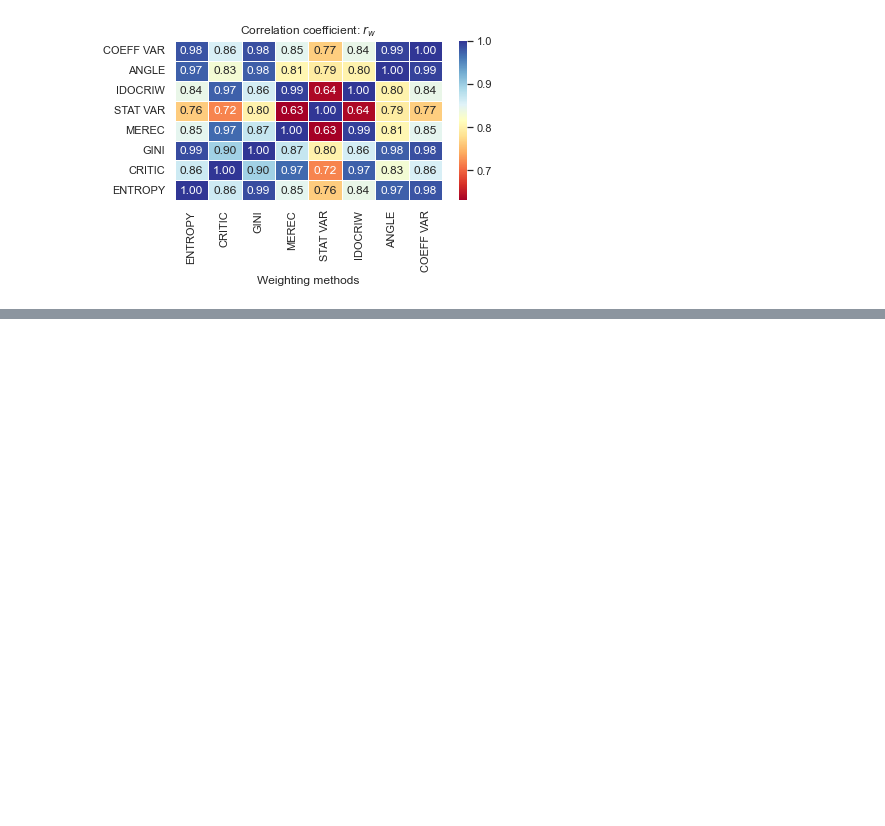
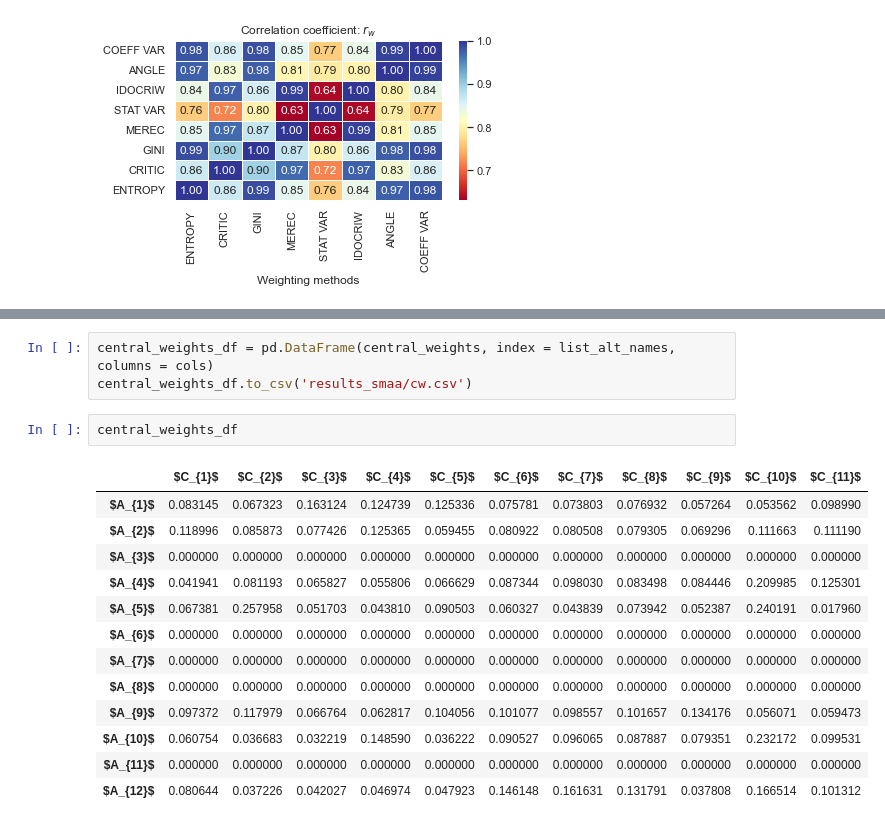
Before and after one commit to energyinpython/objective-weighting, a Jupyter notebook: docs/example.ipynb, the cells around one changed output, grey strips where cells are left out. Cells and saved outputs as stored; diff of their text form; blank space fills up the shorter version.

```diff
--- a/docs/example.ipynb
+++ b/docs/example.ipynb
@@ -422,0 +516,19 @@ draw_heatmap(df_new_heatmap_rw, r'$r_w$')
+# %%
+central_weights_df = pd.DataFrame(central_weights, index = list_alt_names, columns = cols)
+central_weights_df.to_csv('results_smaa/cw.csv')
+# %%
+central_weights_df
+# %% [output]
+|  | $C_{1}$ | $C_{2}$ | $C_{3}$ | $C_{4}$ | $C_{5}$ | $C_{6}$ | $C_{7}$ | $C_{8}$ | $C_{9}$ | $C_{10}$ | $C_{11}$ |
+| $A_{1}$ | 0.083145 | 0.067323 | 0.163124 | 0.124739 | 0.125336 | 0.075781 | 0.073803 | 0.076932 | 0.057264 | 0.053562 | 0.098990 |
+| $A_{2}$ | 0.118996 | 0.085873 | 0.077426 | 0.125365 | 0.059455 | 0.080922 | 0.080508 | 0.079305 | 0.069296 | 0.111663 | 0.111190 |
+| $A_{3}$ | 0.000000 | 0.000000 | 0.000000 | 0.000000 | 0.000000 | 0.000000 | 0.000000 | 0.000000 | 0.000000 | 0.000000 | 0.000000 |
+| $A_{4}$ | 0.041941 | 0.081193 | 0.065827 | 0.055806 | 0.066629 | 0.087344 | 0.098030 | 0.083498 | 0.084446 | 0.209985 | 0.125301 |
+| $A_{5}$ | 0.067381 | 0.257958 | 0.051703 | 0.043810 | 0.090503 | 0.060327 | 0.043839 | 0.073942 | 0.052387 | 0.240191 | 0.017960 |
+| $A_{6}$ | 0.000000 | 0.000000 | 0.000000 | 0.000000 | 0.000000 | 0.000000 | 0.000000 | 0.000000 | 0.000000 | 0.000000 | 0.000000 |
+| $A_{7}$ | 0.000000 | 0.000000 | 0.000000 | 0.000000 | 0.000000 | 0.000000 | 0.000000 | 0.000000 | 0.000000 | 0.000000 | 0.000000 |
+| $A_{8}$ | 0.000000 | 0.000000 | 0.000000 | 0.000000 | 0.000000 | 0.000000 | 0.000000 | 0.000000 | 0.000000 | 0.000000 | 0.000000 |
+| $A_{9}$ | 0.097372 | 0.117979 | 0.066764 | 0.062817 | 0.104056 | 0.101077 | 0.098557 | 0.101657 | 0.134176 | 0.056071 | 0.059473 |
+| $A_{10}$ | 0.060754 | 0.036683 | 0.032219 | 0.148590 | 0.036222 | 0.090527 | 0.096065 | 0.087887 | 0.079351 | 0.232172 | 0.099531 |
+| $A_{11}$ | 0.000000 | 0.000000 | 0.000000 | 0.000000 | 0.000000 | 0.000000 | 0.000000 | 0.000000 | 0.000000 | 0.000000 | 0.000000 |
+| $A_{12}$ | 0.080644 | 0.037226 | 0.042027 | 0.046974 | 0.047923 | 0.146148 | 0.161631 | 0.131791 | 0.037808 | 0.166514 | 0.101312 |
```
Also changed, not shown: parts of 18 cells of this notebook.
